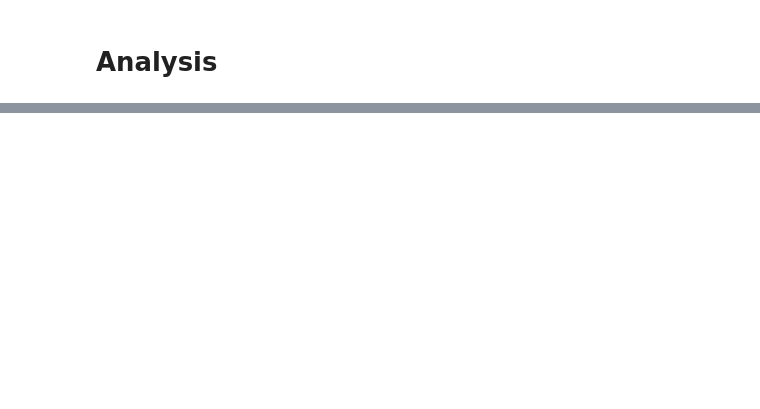
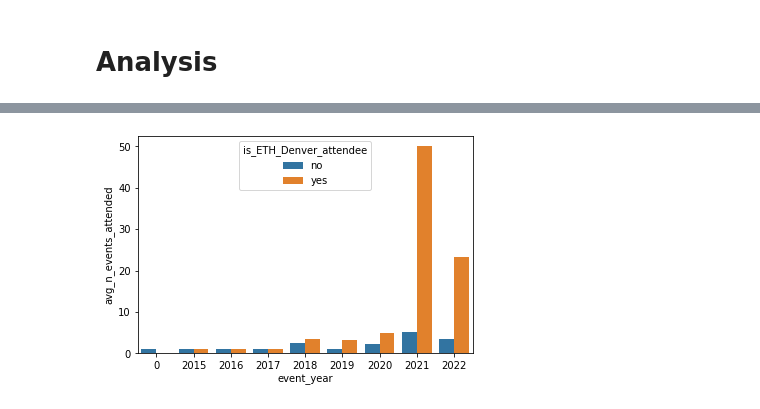
Before and after one commit to fmeiraf/poap_analysis, a Jupyter notebook: analysis/eth_denver_analysis.ipynb, the cells around one changed output, grey strips where cells are left out. Saved outputs shown, nothing was run; the diff lists cells and outputs as text; code cells hidden in the pictures; blank space fills up the shorter version.

```diff
--- a/analysis/eth_denver_analysis.ipynb
+++ b/analysis/eth_denver_analysis.ipynb
@@ -47,0 +151,11 @@ Things to check:
+# %%
+poap['is_ETH_Denver_attendee'] = 'no'
+poap.loc[poap['EthDenver_n_years_minted'].notnull(), 'is_ETH_Denver_attendee'] = 'yes'
+
+denvcomp = poap.groupby(['owner_id','is_ETH_Denver_attendee','event_year']).agg(n_events_attended=('event_name_normalized', 'nunique')).reset_index()
+denvcomp_group = denvcomp.groupby(['is_ETH_Denver_attendee', 'event_year']).agg(avg_n_events_attended=('n_events_attended','mean')).reset_index()
+
+sns.barplot(data=denvcomp_group, x='event_year', y='avg_n_events_attended', hue='is_ETH_Denver_attendee')
+plt.show()
+# %% [output]
+[figure, added]
```
Also changed, not shown: parts of 24 cells of this notebook.
